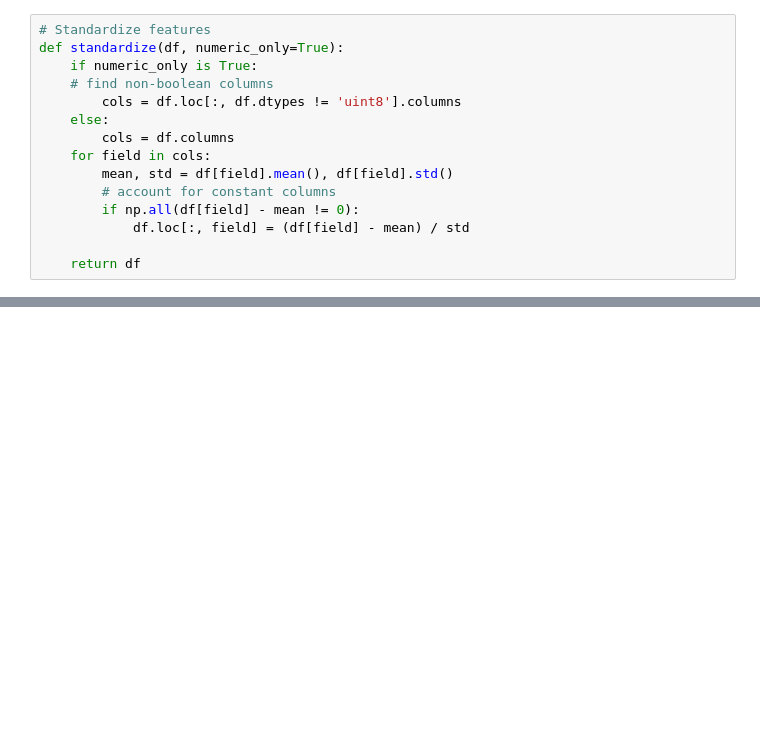
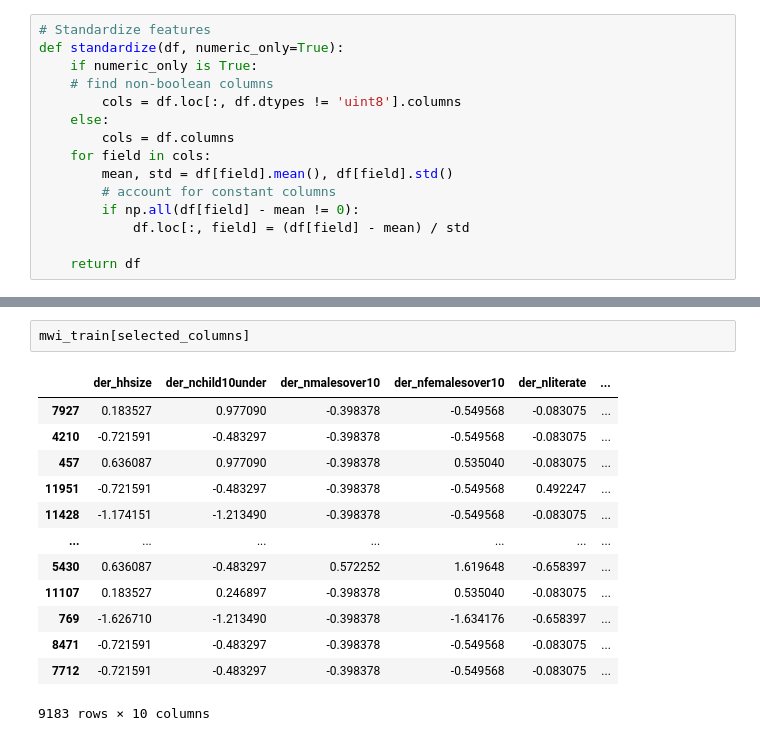
Before and after one commit to mikep67/mkp_code, a Jupyter notebook: Institute of Data Course/Project 3/notebooks/1.0 LogRegressionMWI.ipynb, the cells around one changed output, grey strips where cells are left out. Drawn from its saved outputs; the diff is of its cells as text; blank space fills up the shorter version.

```diff
--- a/Institute of Data Course/Project 3/notebooks/1.0 LogRegressionMWI.ipynb
+++ b/Institute of Data Course/Project 3/notebooks/1.0 LogRegressionMWI.ipynb
@@ -163,3 +210,19 @@ mwi_train.head()
+# %%
+mwi_train[selected_columns]
+# %% [output]
+|  | der_hhsize | der_nchild10under | der_nmalesover10 | der_nfemalesover10 | der_nliterate | ... |
+| 7927 | 0.183527 | 0.977090 | -0.398378 | -0.549568 | -0.083075 | ... |
+| 4210 | -0.721591 | -0.483297 | -0.398378 | -0.549568 | -0.083075 | ... |
+| 457 | 0.636087 | 0.977090 | -0.398378 | 0.535040 | -0.083075 | ... |
+| 11951 | -0.721591 | -0.483297 | -0.398378 | -0.549568 | 0.492247 | ... |
+| 11428 | -1.174151 | -1.213490 | -0.398378 | -0.549568 | -0.083075 | ... |
+| ... | ... | ... | ... | ... | ... | ... |
+| 5430 | 0.636087 | -0.483297 | 0.572252 | 1.619648 | -0.658397 | ... |
+| 11107 | 0.183527 | 0.246897 | -0.398378 | 0.535040 | -0.083075 | ... |
+| 769 | -1.626710 | -1.213490 | -0.398378 | -1.634176 | -0.658397 | ... |
+| 8471 | -0.721591 | -0.483297 | -0.398378 | -0.549568 | -0.083075 | ... |
+| 7712 | -0.721591 | -0.483297 | -0.398378 | -0.549568 | -0.083075 | ... |
+9183 rows × 10 columns
 # %%
 get_vif(mwi_train[selected_columns])
 # %% [output]
```
Also changed, not shown: parts of 22 cells of this notebook, 3 other files.
